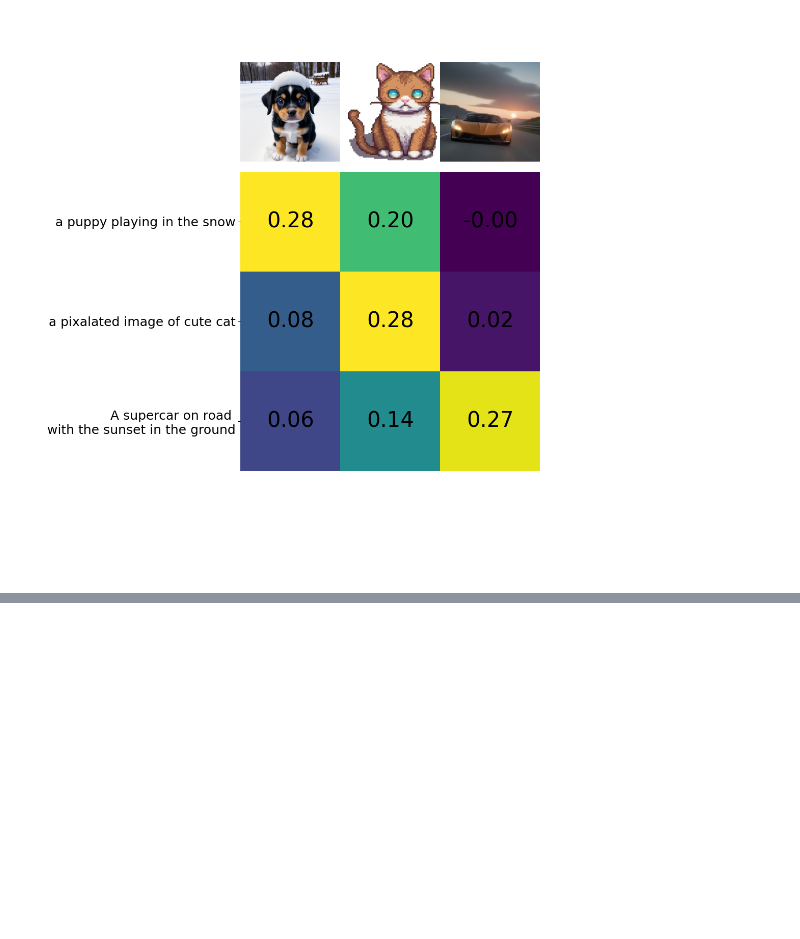
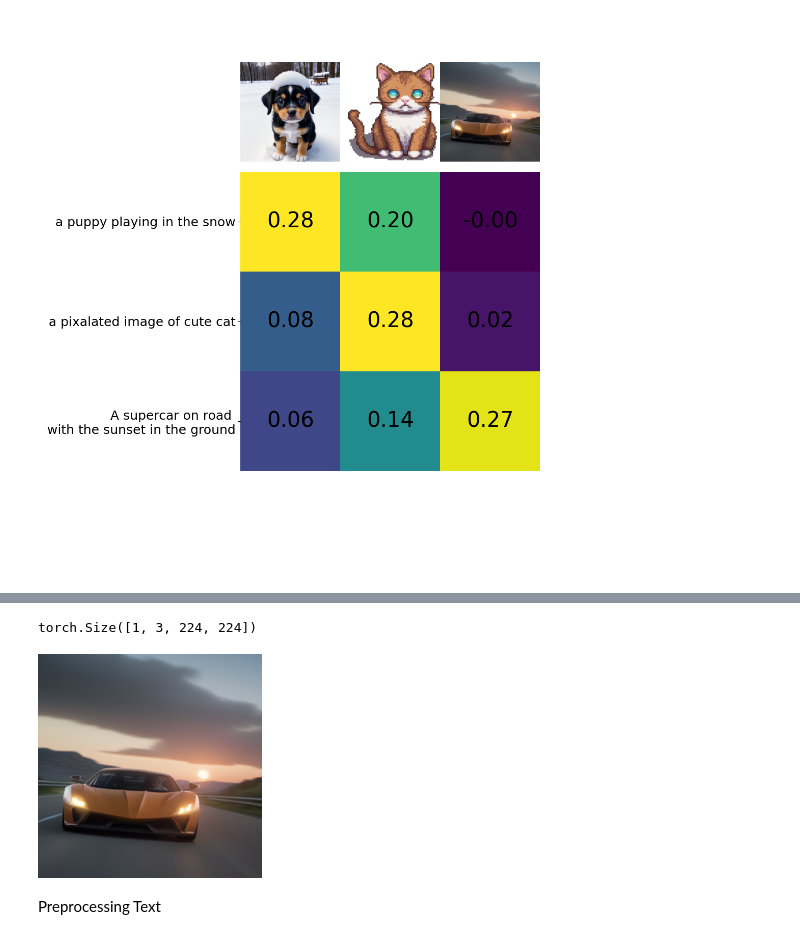
Before and after one commit to saivenkatreddy29/Implementation-of-Hands-on-Large-Language-models-book, a Jupyter notebook: Jayalamar_book_9.ipynb, the cells around one changed output, grey strips where cells are left out. Saved outputs shown, nothing was run; the diff lists cells and outputs as text; code cells hidden in the pictures; blank space fills up the shorter version.

```diff
--- a/Jayalamar_book_9.ipynb
+++ b/Jayalamar_book_9.ipynb
@@ -159,0 +207,9 @@ plt.savefig("sim_matrix.png", dpi=300, bbox_inches='tight')
+# %%
+from transformers import AutoProcessor, Blip2ForConditionalGeneration
+import torch
+
+blip_processor = AutoProcessor.from_pretrained("Salesforce/blip2-opt-2.7b")
+model = Blip2ForConditionalGeneration.from_pretrained(
+    "Salesforce/blip2-opt-2.7b",
+    torch_dtype = torch.float16
+)
@@ -159,0 +224,25 @@ plt.savefig("sim_matrix.png", dpi=300, bbox_inches='tight')
+# %%
+# preprocess the image
+inputs = blip_processor(image, return_tensors = "pt")
+inputs["pixel_values"].shape
+# %% [output]
+torch.Size([1, 3, 224, 224])
+# %%
+from sklearn.preprocessing import MinMaxScaler
+
+# Convert to numpy and go from (1, 3, 224, 224) to (224, 224, 3) in shape
+image_inputs = inputs["pixel_values"][0].detach().cpu().numpy()
+image_inputs = np.einsum('ijk->kji', image_inputs)
+image_inputs = np.einsum('ijk->jik', image_inputs)
+
+# Scale image inputs to 0-255 to represent RGB values
+scaler = MinMaxScaler(feature_range=(0, 255))
+image_inputs = scaler.fit_transform(image_inputs.reshape(-1, image_inputs.shape[-1])).reshape(image_inputs.shape)
+image_inputs = np.array(image_inputs, dtype=np.uint8)
+
+# Convert numpy array to Image
+Image.fromarray(image_inputs)
+# %% [output]
+[figure, added]
+# %% [markdown]
+Preprocessing Text
```
Also changed, not shown: parts of 13 cells of this notebook.
